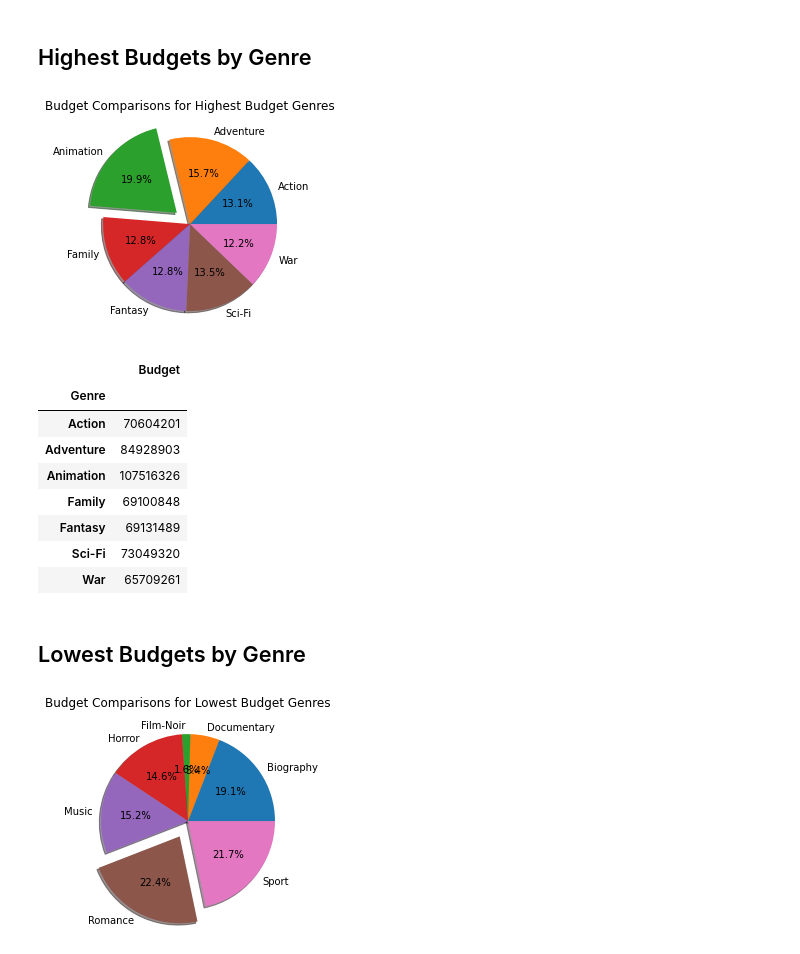
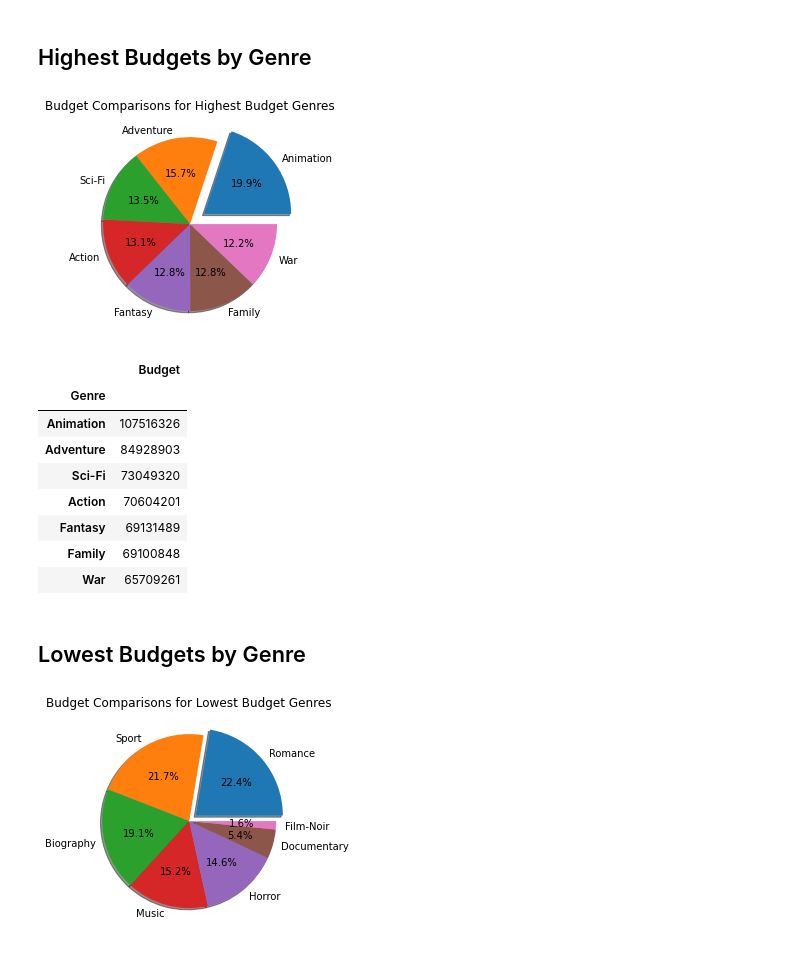
Before and after one commit to radowtay/Project-1, a Jupyter notebook: Scripts/Highest Budget Genres.ipynb, the cells around one changed output. Saved outputs shown, nothing was run; the diff lists cells and outputs as text; code cells hidden in the pictures.

```diff
--- a/Scripts/Highest Budget Genres.ipynb
+++ b/Scripts/Highest Budget Genres.ipynb
@@ -155,0 +155,3 @@ budget_data_df
+# %%
+budget_data_df=budget_data_df.sort_values(by="Budget",ascending=False)
+budget_data_df
@@ -220,24 +241,24 @@ top_budgets_df=budget_data_df[(budget_data_df.index =='Animation')|(budget_data_
 # %%
 genres=top_budgets_df.index
 budget=top_budgets_df.values
-explode=(0,0,0.2,0,0,0,0)
+explode=(0.2,0,0,0,0,0,0)
 plt.title("Budget Comparisons for Highest Budget Genres", y=1)
 plt.pie(budget, labels=genres, autopct='%1.1f%%', explode=explode, shadow=True, radius=1)
 plt.savefig("../Images/Highest_Budget_Genres.png")
 plt.show()
 # %% [output]
-[figure, old version]
+[figure, new version]
 # %%
 top_budgets_df
 # %% [output]
 |  | Budget |
 | Genre |  |
+| Animation | 107516326 |
+| Adventure | 84928903 |
+| Sci-Fi | 73049320 |
 | Action | 70604201 |
-| Adventure | 84928903 |
-| Animation | 107516326 |
+| Fantasy | 69131489 |
 | Family | 69100848 |
-| Fantasy | 69131489 |
-| Sci-Fi | 73049320 |
 | War | 65709261 |
 # %%
 bottom_budgets_df=budget_data_df[(budget_data_df.index =='Romance')|(budget_data_df.index =='Sport')|
@@ -249,10 +270,10 @@ bottom_budgets_df=budget_data_df[(budget_data_df.index =='Romance')|(budget_data
 # %%
 genres=bottom_budgets_df.index
 budget=bottom_budgets_df.values
-explode=(0,0,0,0,0,0.2,0)
+explode=(0.1,0,0,0,0,0,0)
 plt.title("Budget Comparisons for Lowest Budget Genres", y=1)
 plt.pie(budget, labels=genres, autopct='%1.1f%%', explode=explode, shadow=True, radius=1)
 plt.savefig("../Images/Lowest_Genre_Budgets.png")
 plt.show()
 # %% [output]
-[figure, old version]
+[figure, new version]
```
Also changed, not shown: parts of 5 cells of this notebook, 9 other files.
